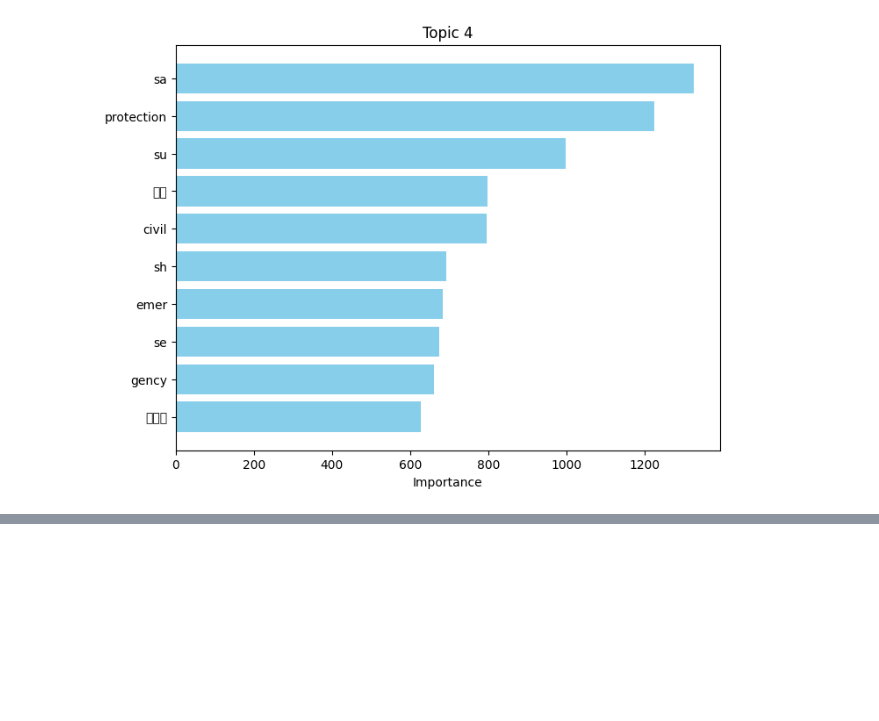
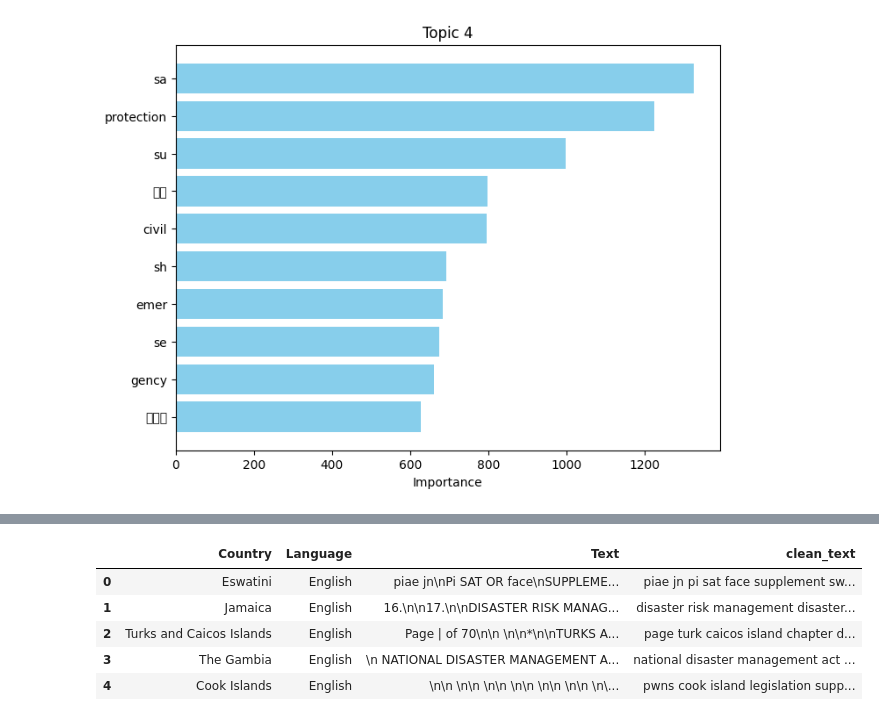
Before and after one commit to PratimaThapa/DisLex_Project, a Jupyter notebook: notebooks/topic_modelling.ipynb, the cells around one changed output, grey strips where cells are left out. Saved outputs shown, nothing was run; the diff lists cells and outputs as text; code cells hidden in the pictures; blank space fills up the shorter version.

```diff
--- a/notebooks/topic_modelling.ipynb
+++ b/notebooks/topic_modelling.ipynb
@@ -126,0 +143,11 @@ plot_topics(lda_model, vectorizer)
+# %%
+# Applying the function to all text
+data['clean_text'] = data.Text.apply(clean)
+data.head()
+# %% [output]
+|  | Country | Language | Text | clean_text |
+| 0 | Eswatini | English | piae jn\nPi SAT OR face\nSUPPLEME... | piae jn pi sat face supplement sw... |
+| 1 | Jamaica | English | 16.\n\n17.\n\nDISASTER RISK MANAG... | disaster risk management disaster... |
+| 2 | Turks and Caicos Islands | English | Page | of 70\n\n \n\n*\n\nTURKS A... | page turk caicos island chapter d... |
+| 3 | The Gambia | English | \n NATIONAL DISASTER MANAGEMENT A... | national disaster management act ... |
+| 4 | Cook Islands | English | \n\n \n\n \n\n \n\n \n\n \n\n \n\... | pwns cook island legislation supp... |
```
Also changed, not shown: parts of 4 cells of this notebook, 1 other file.
